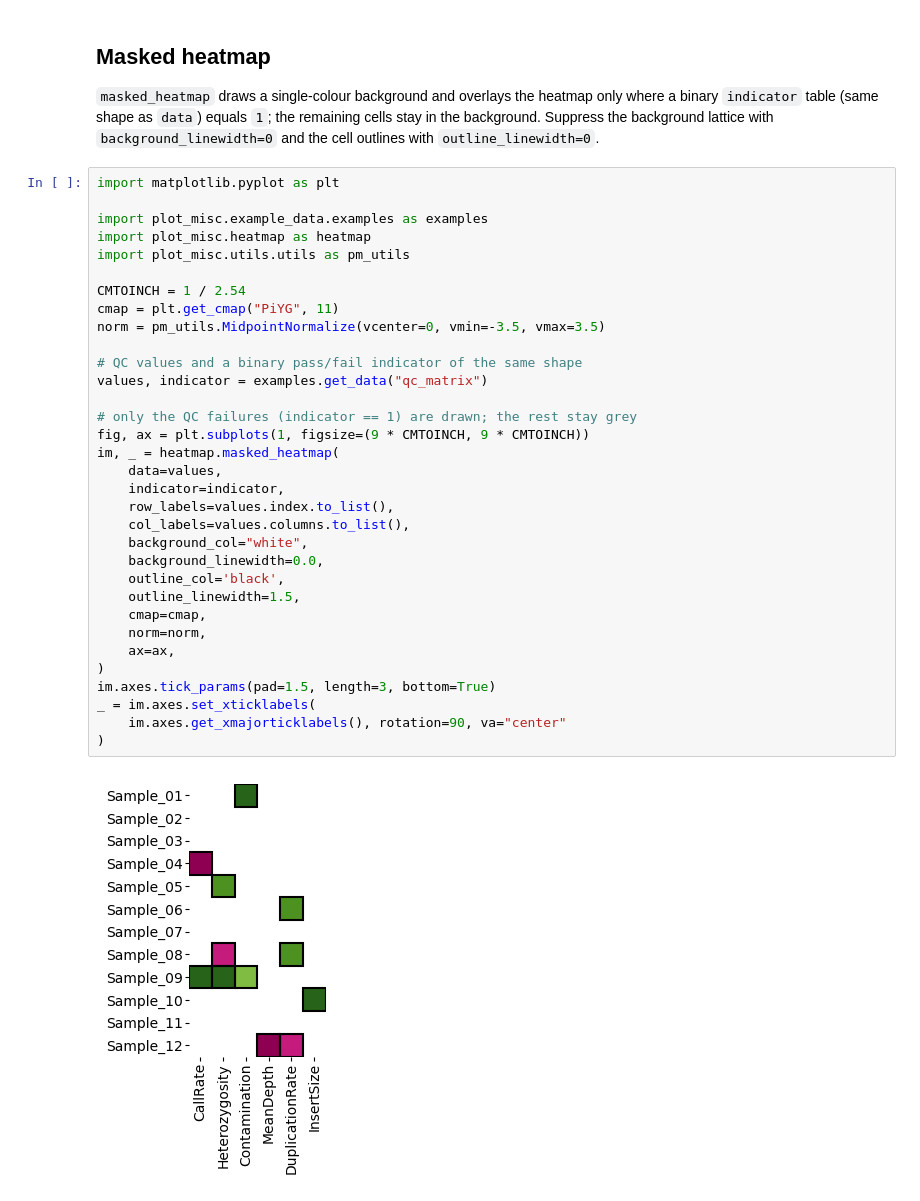
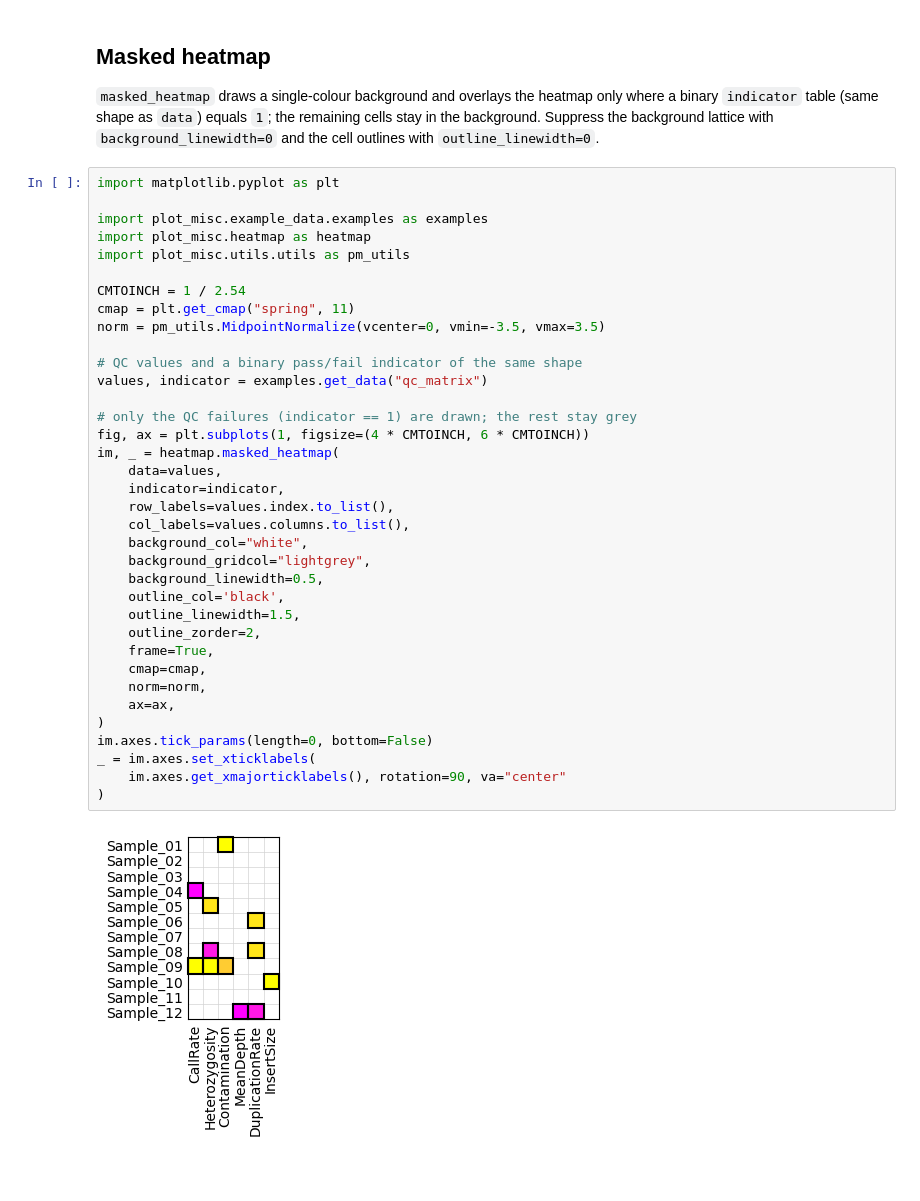
Before and after one commit to afschmidt/plot-misc, a Jupyter notebook: resources/examples/tldr/heatmap.ipynb, the cells around one changed output. Drawn from its saved outputs; the diff is of its cells as text; blank space fills up the shorter version.

Commit message:
fix: prevents cell outline being clipped

```diff
--- a/resources/examples/tldr/heatmap.ipynb
+++ b/resources/examples/tldr/heatmap.ipynb
@@ -85,35 +85,38 @@ _ = im.axes.set_xticklabels(
 # %%
 import matplotlib.pyplot as plt
 
 import plot_misc.example_data.examples as examples
 import plot_misc.heatmap as heatmap
 import plot_misc.utils.utils as pm_utils
 
 CMTOINCH = 1 / 2.54
-cmap = plt.get_cmap("PiYG", 11)
+cmap = plt.get_cmap("spring", 11)
 norm = pm_utils.MidpointNormalize(vcenter=0, vmin=-3.5, vmax=3.5)
 
 # QC values and a binary pass/fail indicator of the same shape
 values, indicator = examples.get_data("qc_matrix")
 
 # only the QC failures (indicator == 1) are drawn; the rest stay grey
-fig, ax = plt.subplots(1, figsize=(9 * CMTOINCH, 9 * CMTOINCH))
+fig, ax = plt.subplots(1, figsize=(4 * CMTOINCH, 6 * CMTOINCH))
 im, _ = heatmap.masked_heatmap(
     data=values,
     indicator=indicator,
     row_labels=values.index.to_list(),
     col_labels=values.columns.to_list(),
     background_col="white",
-    background_linewidth=0.0,
+    background_gridcol="lightgrey",
+    background_linewidth=0.5,
     outline_col='black',
     outline_linewidth=1.5,
+    outline_zorder=2,
+    frame=True,
     cmap=cmap,
     norm=norm,
     ax=ax,
 )
-im.axes.tick_params(pad=1.5, length=3, bottom=True)
+im.axes.tick_params(length=0, bottom=False)
 _ = im.axes.set_xticklabels(
     im.axes.get_xmajorticklabels(), rotation=90, va="center"
 )
 # %% [output]
-[figure, old version]
+[figure, new version]
```
Also changed, not shown: 4 other files.
